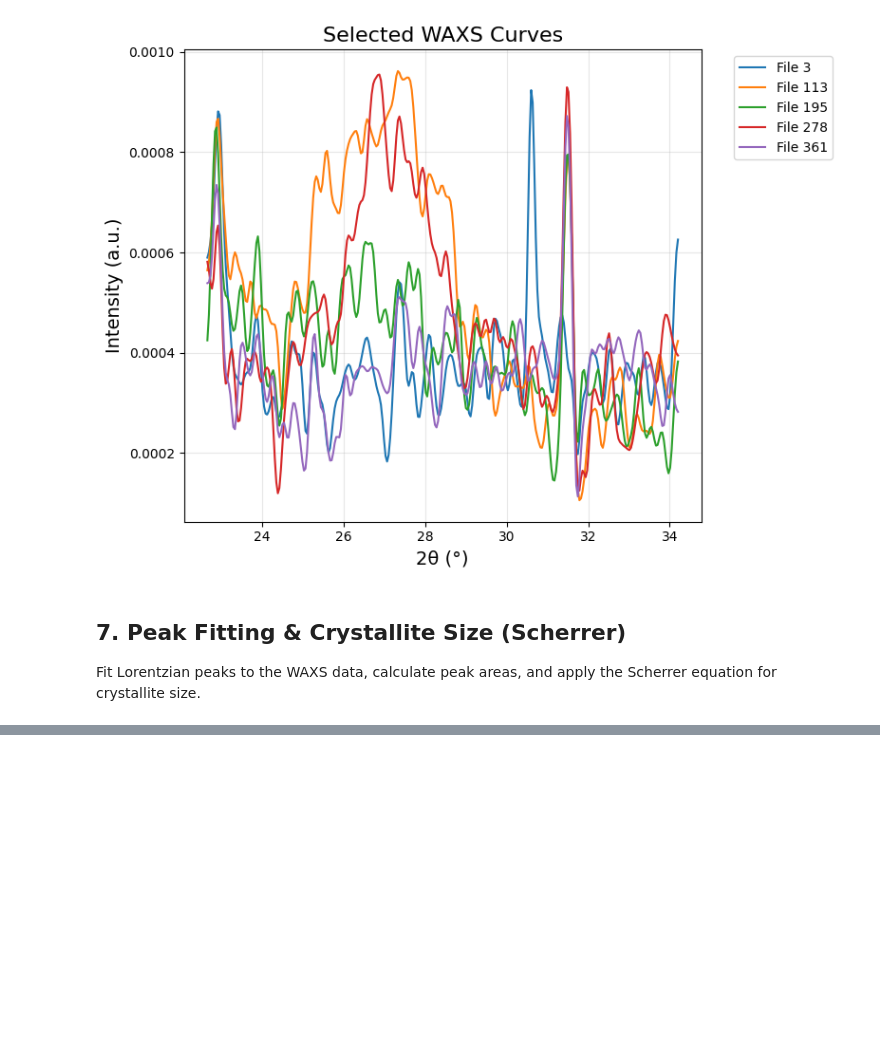
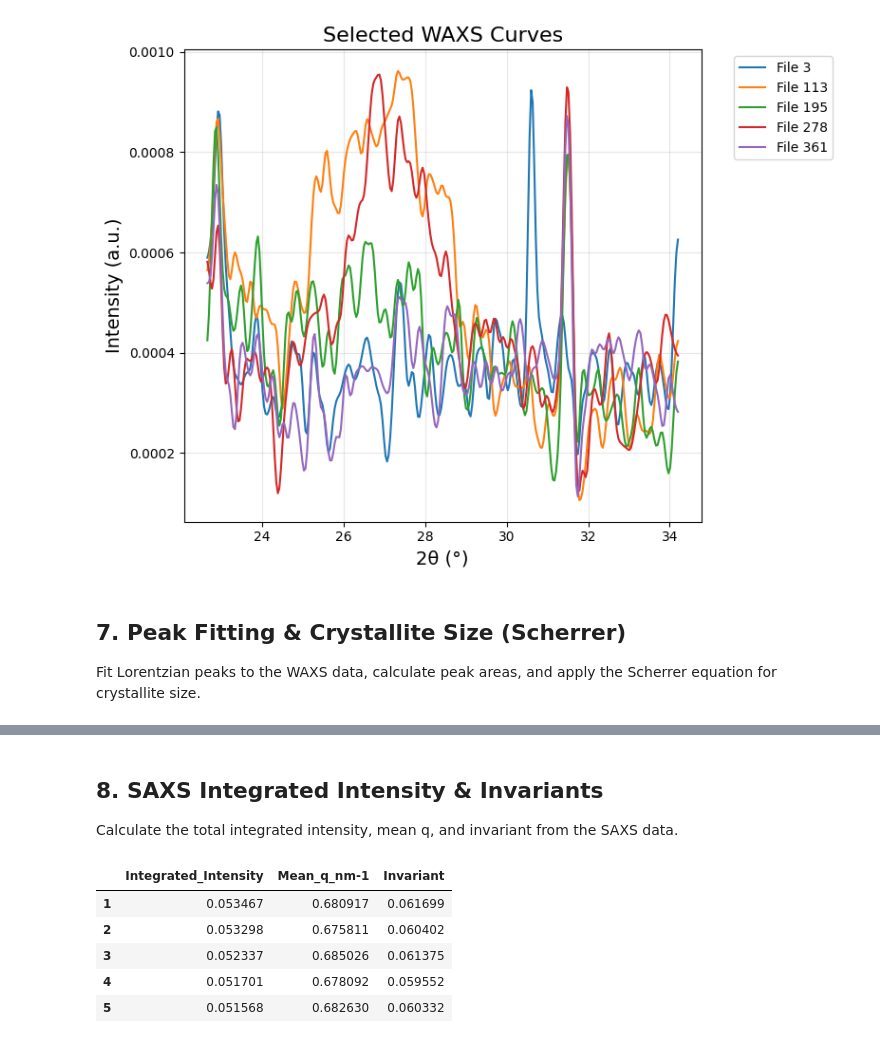
Before and after one commit to PronoyDutta/SAXS_WAXS, a Jupyter notebook: Final_Notebooks/main_analysis.ipynb, the cells around one changed output, grey strips where cells are left out. Drawn from its saved outputs; the diff is of its cells as text; code cells hidden in the pictures; blank space fills up the shorter version.

```diff
--- a/Final_Notebooks/main_analysis.ipynb
+++ b/Final_Notebooks/main_analysis.ipynb
@@ -663,0 +664,20 @@ plot_peak_areas(df_curves, window_length=25, smoothing_method='moving_median', f
+# %% [markdown]
+## 8. SAXS Integrated Intensity & Invariants
+Calculate the total integrated intensity, mean q, and invariant from the SAXS data.
+# %%
+df_saxs = calculate_saxs_invariants(
+    data_dict=all_data["SAXS"],
+    file_numbers=list(all_data["SAXS"].keys()),
+    q_range_intensity=(0.8, 3.0), # Change these for Integrated Intensity
+    q_range_mean=(0.8, 3.0),      # Change these for Mean q
+    q_range_invariant=(0.2, 4.0), # Full range for Invariant
+    new_time_dict=all_data.get("TimeStamps_SAXS")
+)
+display(df_saxs.head())
+# %% [output]
+|  | Integrated_Intensity | Mean_q_nm-1 | Invariant |
+| 1 | 0.053467 | 0.680917 | 0.061699 |
+| 2 | 0.053298 | 0.675811 | 0.060402 |
+| 3 | 0.052337 | 0.685026 | 0.061375 |
+| 4 | 0.051701 | 0.678092 | 0.059552 |
+| 5 | 0.051568 | 0.682630 | 0.060332 |
```
Also changed, not shown: parts of 6 cells of this notebook, 1 other file.
